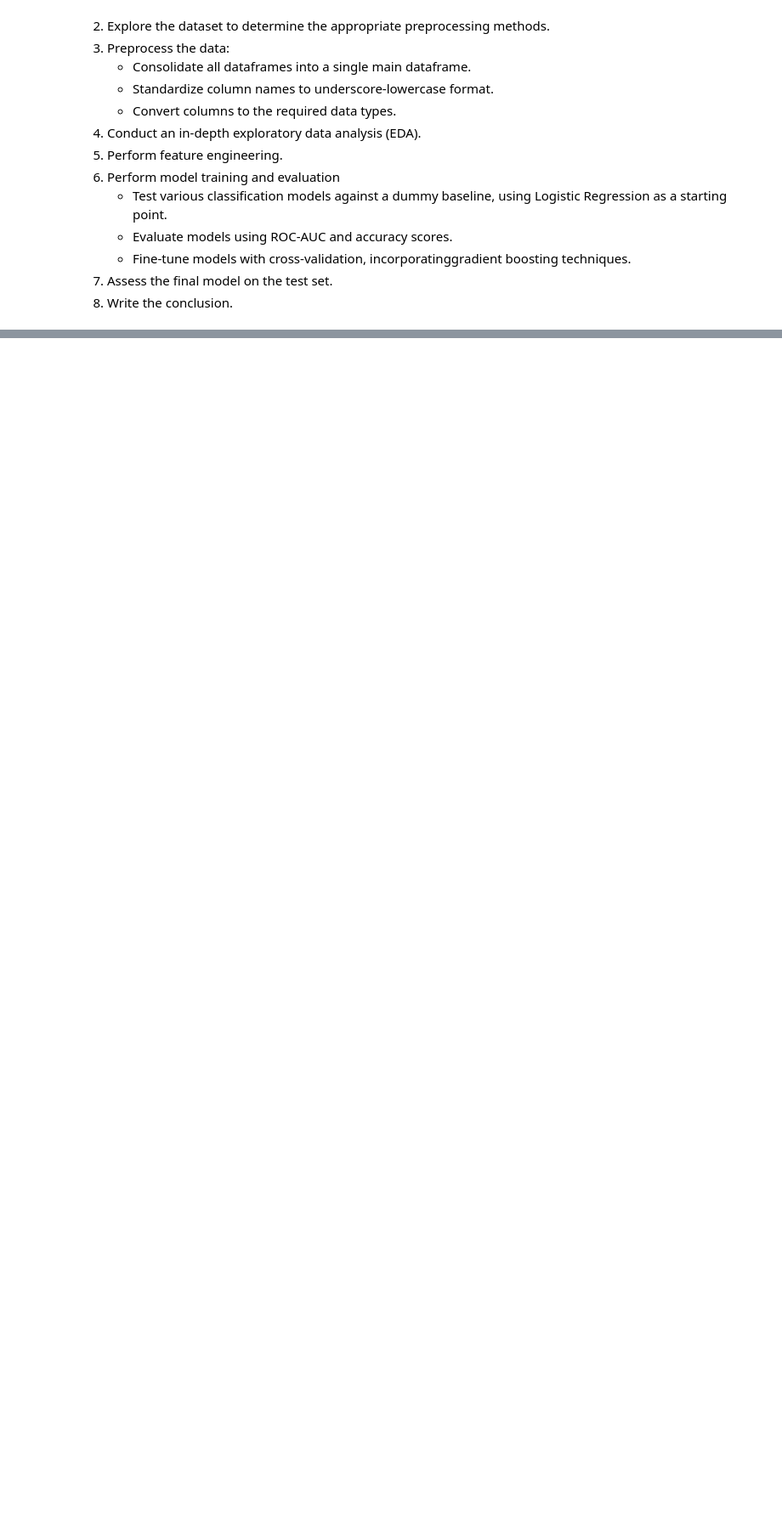
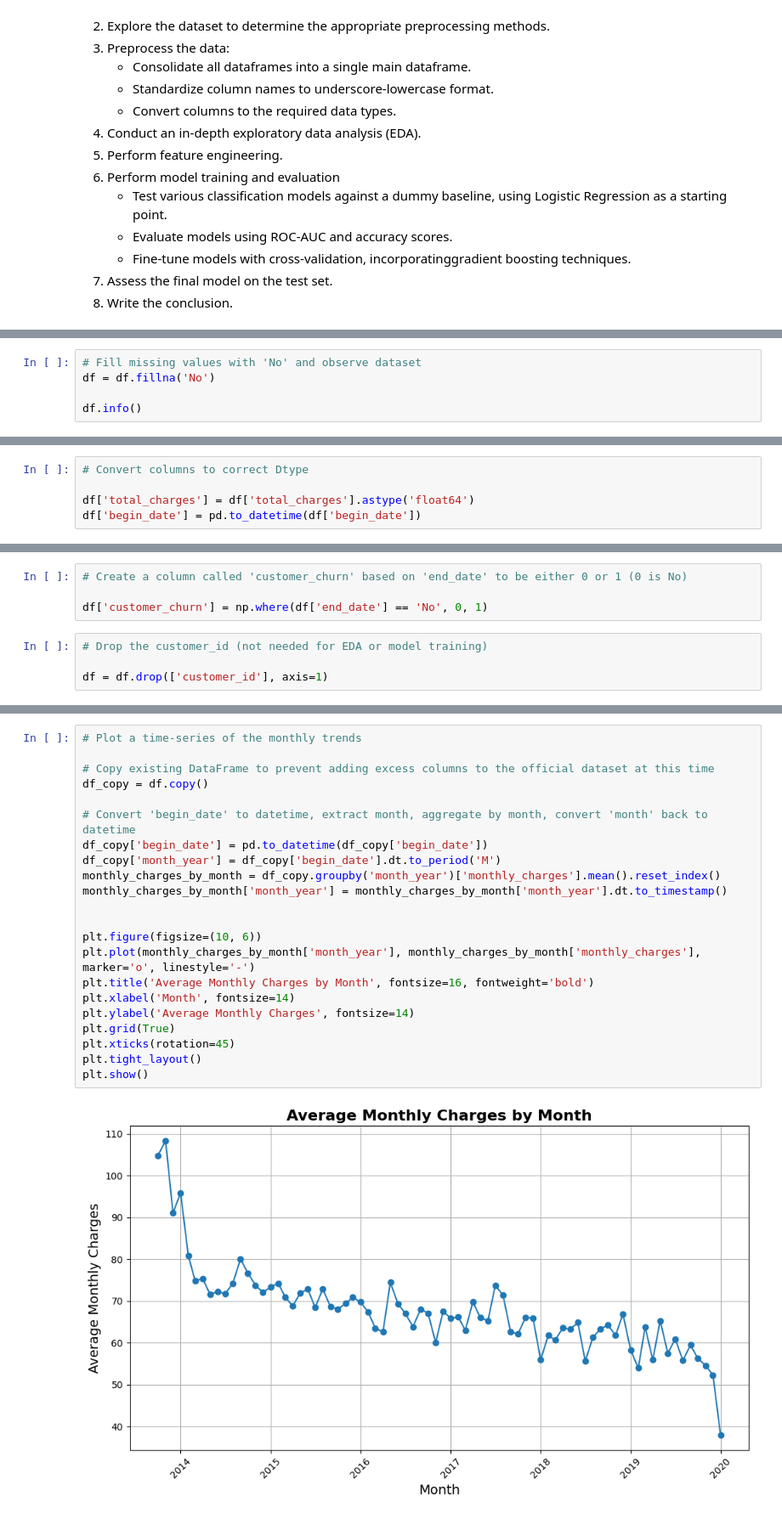
Before and after one commit to mnunezsa95/ds_project_capstone_project, a Jupyter notebook: notebook/sprint_17_final_project.ipynb, the cells around one changed output, grey strips where cells are left out. Shown: that part at 85% size. Saved outputs shown, nothing was run; the diff lists cells and outputs as text; blank space fills up the shorter version.

```diff
--- a/notebook/sprint_17_final_project.ipynb
+++ b/notebook/sprint_17_final_project.ipynb
@@ -259,0 +388,5 @@ Steps:
+# %%
+# Fill missing values with 'No' and observe dataset
+df = df.fillna('No')
+
+df.info()
@@ -259,0 +460,5 @@ Steps:
+# %%
+# Convert columns to correct Dtype
+
+df['total_charges'] = df['total_charges'].astype('float64')
+df['begin_date'] = pd.to_datetime(df['begin_date'])
@@ -259,0 +475,8 @@ Steps:
+# %%
+# Create a column called 'customer_churn' based on 'end_date' to be either 0 or 1 (0 is No)
+
+df['customer_churn'] = np.where(df['end_date'] == 'No', 0, 1)
+# %%
+# Drop the customer_id (not needed for EDA or model training)
+
+df = df.drop(['customer_id'], axis=1)
@@ -259,0 +491,24 @@ Steps:
+# %%
+# Plot a time-series of the monthly trends
+
+# Copy existing DataFrame to prevent adding excess columns to the official dataset at this time
+df_copy = df.copy()
+
+# Convert 'begin_date' to datetime, extract month, aggregate by month, convert 'month' back to datetime
+df_copy['begin_date'] = pd.to_datetime(df_copy['begin_date'])
+df_copy['month_year'] = df_copy['begin_date'].dt.to_period('M')
+monthly_charges_by_month = df_copy.groupby('month_year')['monthly_charges'].mean().reset_index()
+monthly_charges_by_month['month_year'] = monthly_charges_by_month['month_year'].dt.to_timestamp()
+
+
+plt.figure(figsize=(10, 6))
+plt.plot(monthly_charges_by_month['month_year'], monthly_charges_by_month['monthly_charges'], marker='o', linestyle='-')
+plt.title('Average Monthly Charges by Month', fontsize=16, fontweight='bold')
+plt.xlabel('Month', fontsize=14)
+plt.ylabel('Average Monthly Charges', fontsize=14)
+plt.grid(True)
+plt.xticks(rotation=45)
+plt.tight_layout()
+plt.show()
+# %% [output]
+[figure, added]
```
Also changed, not shown: parts of 45 cells of this notebook.
